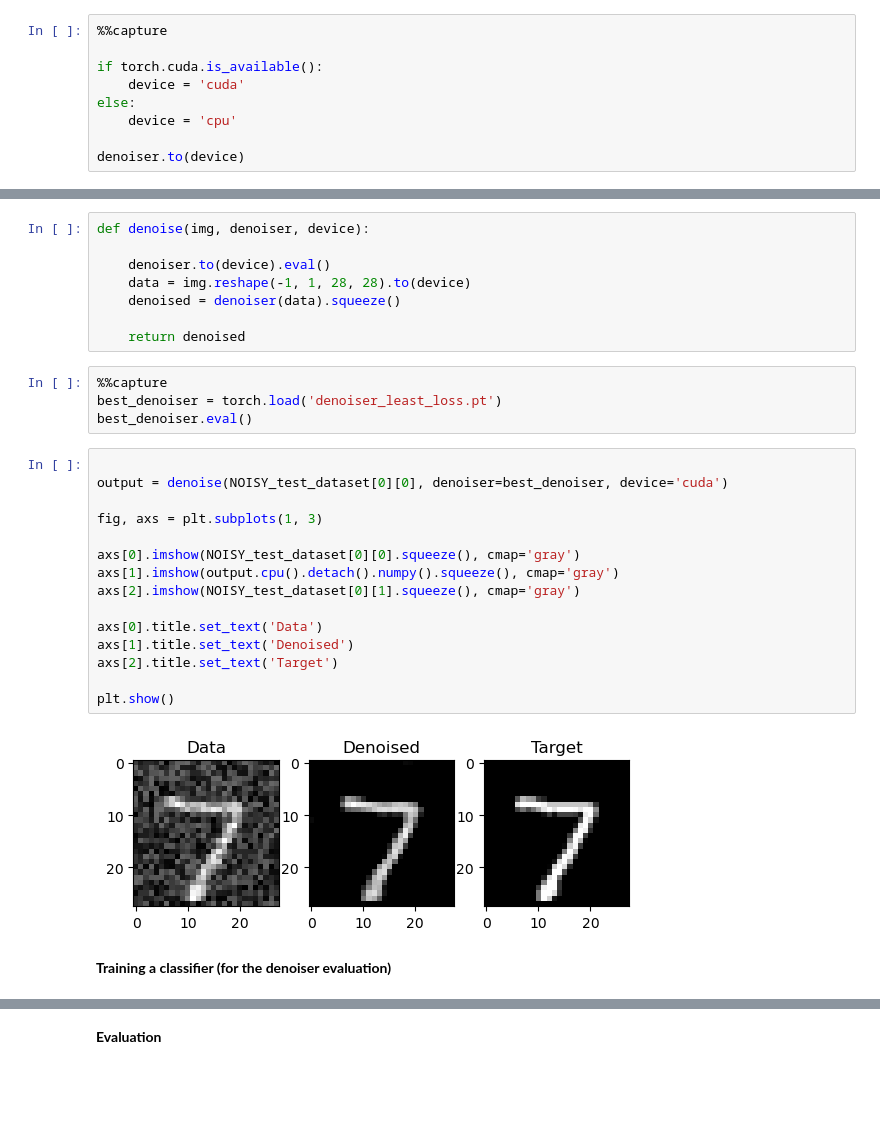
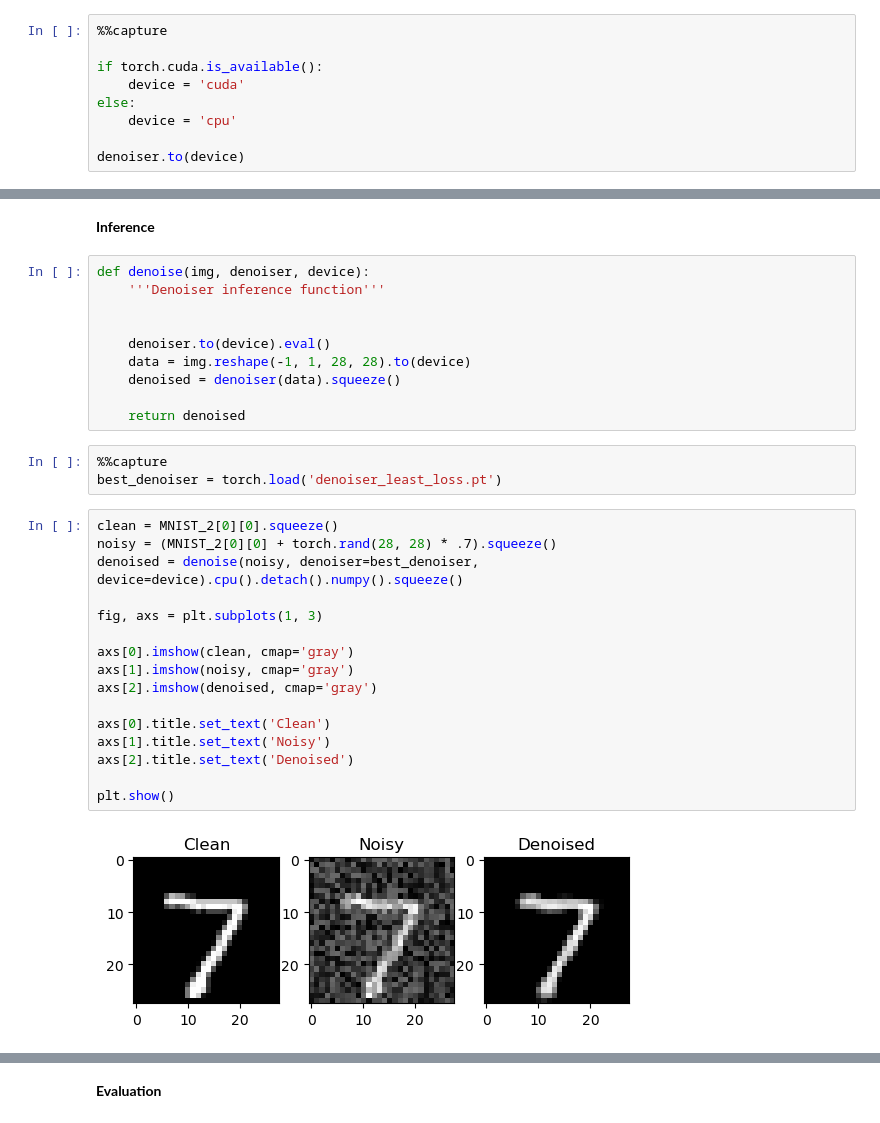
Before and after one commit to krupartea/MNIST-Noise-Reduction, a Jupyter notebook: Noise reduction.ipynb, the cells around one changed output, grey strips where cells are left out. Saved outputs shown, nothing was run; the diff lists cells and outputs as text; blank space fills up the shorter version.

```diff
--- a/Noise reduction.ipynb
+++ b/Noise reduction.ipynb
@@ -207,6 +189,10 @@ Val loss #11: 0.005705750839374328
 ... (18 outputs left out)
+# %% [markdown]
+**Inference**
 # %%
 def denoise(img, denoiser, device):
+    '''Denoiser inference function'''
+
 
     denoiser.to(device).eval()
     data = img.reshape(-1, 1, 28, 28).to(device)
@@ -216,23 +202,21 @@ def denoise(img, denoiser, device):
 # %%
 %%capture
 best_denoiser = torch.load('denoiser_least_loss.pt')
-best_denoiser.eval()
 # %%
-
-output = denoise(NOISY_test_dataset[0][0], denoiser=best_denoiser, device='cuda')
+clean = MNIST_2[0][0].squeeze()
+noisy = (MNIST_2[0][0] + torch.rand(28, 28) * .7).squeeze()
+denoised = denoise(noisy, denoiser=best_denoiser, device=device).cpu().detach().numpy().squeeze()
 
 fig, axs = plt.subplots(1, 3)
 
-axs[0].imshow(NOISY_test_dataset[0][0].squeeze(), cmap='gray')
-axs[1].imshow(output.cpu().detach().numpy().squeeze(), cmap='gray')
-axs[2].imshow(NOISY_test_dataset[0][1].squeeze(), cmap='gray')
+axs[0].imshow(clean, cmap='gray')
+axs[1].imshow(noisy, cmap='gray')
+axs[2].imshow(denoised, cmap='gray')
 
-axs[0].title.set_text('Data')
-axs[1].title.set_text('Denoised')
-axs[2].title.set_text('Target')
+axs[0].title.set_text('Clean')
+axs[1].title.set_text('Noisy')
+axs[2].title.set_text('Denoised')
 
 plt.show()
 # %% [output]
-[figure, old version]
+[figure, new version]
-# %% [markdown]
-**Training a classifier (for the denoiser  evaluation)**
```
Also changed, not shown: parts of 17 cells of this notebook, 2 other files.
